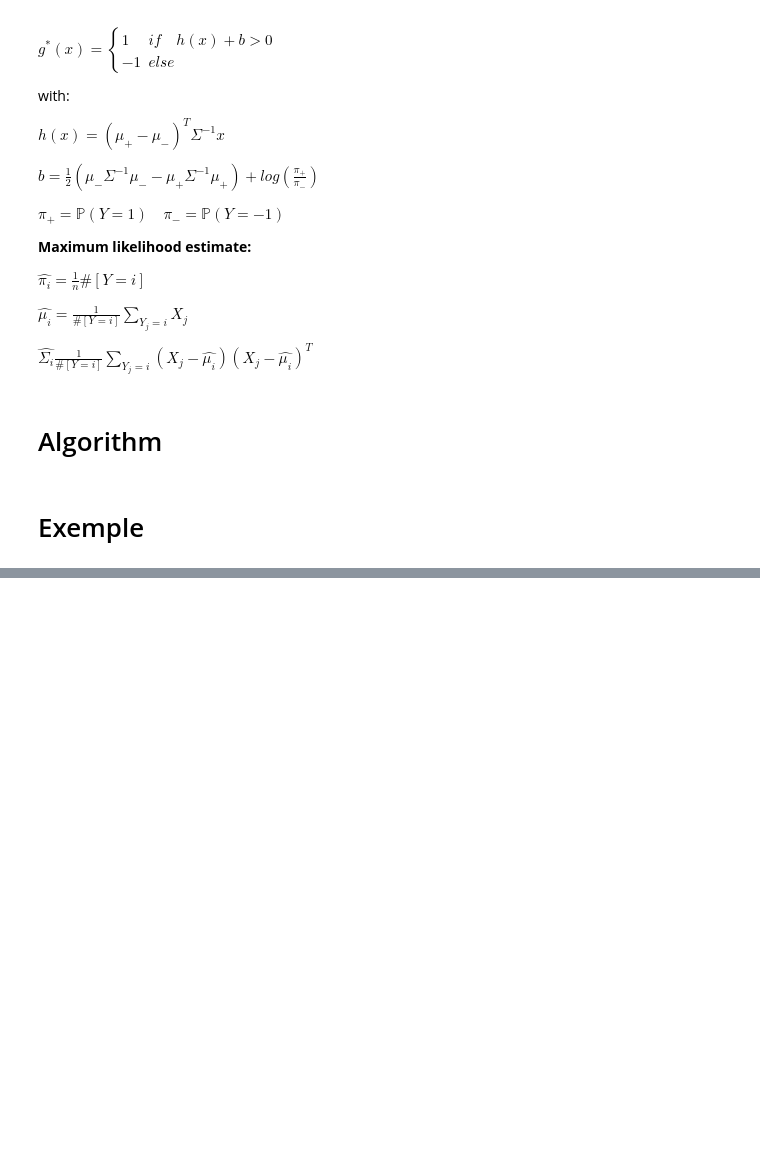
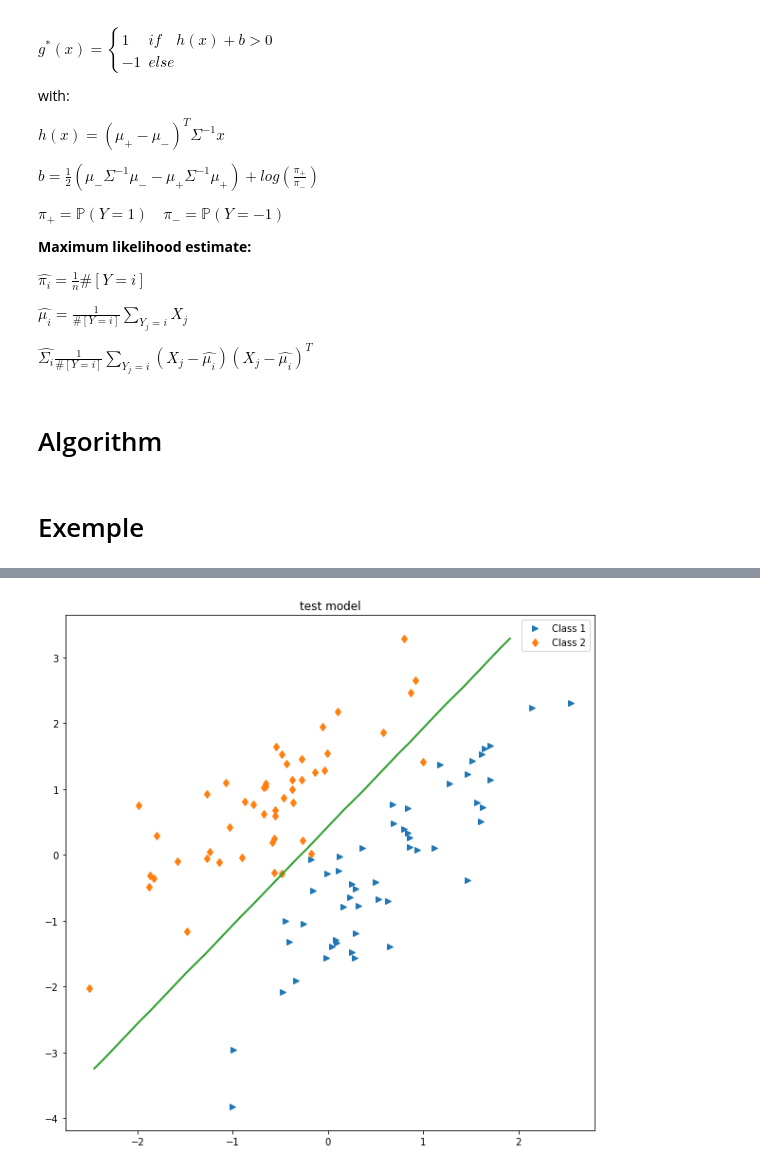
Before and after one commit to racousin/algorithms_basics_python, a Jupyter notebook: binary_classification/linear_discriminant_analysis.ipynb, the cells around one changed output, grey strips where cells are left out. Cells and saved outputs as stored; diff of their text form; code cells hidden in the pictures; blank space fills up the shorter version.

```diff
--- a/binary_classification/linear_discriminant_analysis.ipynb
+++ b/binary_classification/linear_discriminant_analysis.ipynb
@@ -140,0 +191,9 @@ LDA parameters:
+# %%
+#plot test
+fig, ax = plt.subplots(figsize=(10,10))
+plotXY(X_test, Y_test,ax)
+plot_border(lda, X_test,ax = ax)
+ax.set_title('test model')
+plt.legend(loc="best");
+# %% [output]
+[figure, added]
```
Also changed, not shown: parts of 16 cells of this notebook.
